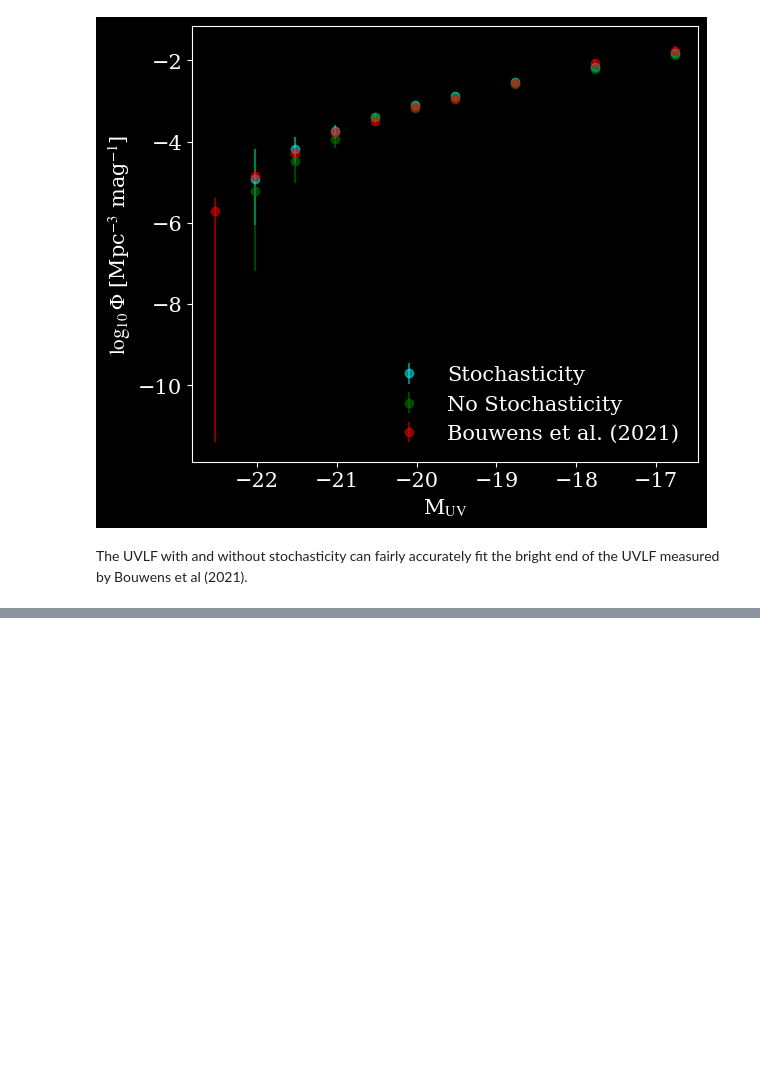
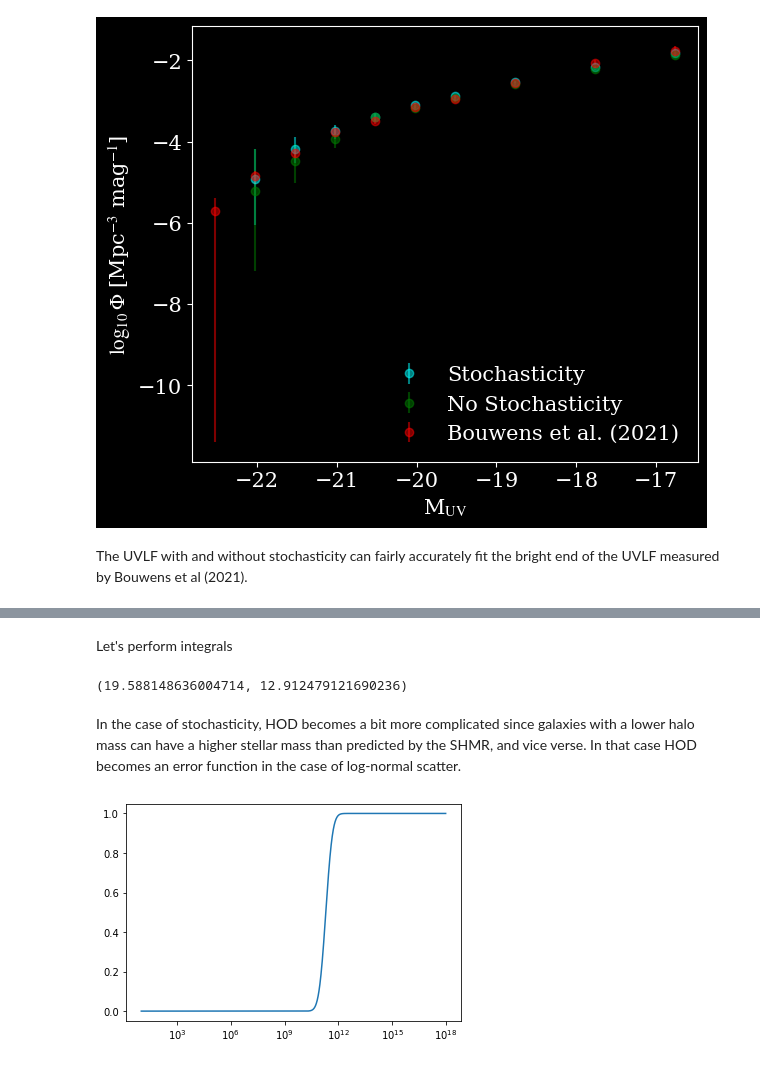
Before and after one commit to 21cmfast/Structure-Formation, a Jupyter notebook: tutorials/05-galaxies.ipynb, the cells around one changed output, grey strips where cells are left out. Cells and saved outputs as stored; diff of their text form; code cells hidden in the pictures; blank space fills up the shorter version.

```diff
--- a/tutorials/05-galaxies.ipynb
+++ b/tutorials/05-galaxies.ipynb
@@ -274,0 +313,2 @@ The UVLF with and without stochasticity can fairly accurately fit the bright end
+# %% [markdown]
+Let's perform integrals
@@ -274,0 +342,40 @@ The UVLF with and without stochasticity can fairly accurately fit the bright end
+# %%
+get_galaxy_bias_theory(1e9, 10), get_galaxy_bias_theory_comples(1e9,10)
+# %% [output]
+(19.588148636004714, 12.912479121690236)
+# %% [markdown]
+In the case of stochasticity, HOD becomes a bit more complicated since galaxies with a lower halo mass can have a higher stellar mass than predicted by the SHMR, and vice verse. In that case HOD becomes an error function in the case of log-normal scatter.
+# %%
+#inverse of SHMR
+def ms_mh(stellar_mass):
+    """
+        Get inverse of the SHMR relation
+        Parameters
+        ----------
+        ms: float,
+            stellar mass at which we're evaluating the relation.
+        Returns
+        ----------
+        mh_mean: floats; optional,
+            mh of the relation
+    """
+    mhs = np.logspace(1,20,500)
+    mss = SHMR(mhs)
+    return 10**np.interp(np.log10(stellar_mass), np.log10(mss), np.log10(mhs))
+# %%
+def HOD_comples(halo_mass, stellar_mass_threshold):
+    #scatter sigma:
+    sigma=0.3
+    return 0.5 * erfc(
+            -(
+                np.log10(halo_mass)-np.log10(
+                    ms_mh(stellar_mass_threshold
+                         )
+                )
+            )/sigma / np.sqrt(2)
+        )
+# %%
+plt.plot(hmf_instance.m,HOD_comples(hmf_instance.m, 1e9))
+plt.xscale('log')
+# %% [output]
+[figure, added]
```
Also changed, not shown: parts of 16 cells of this notebook.
